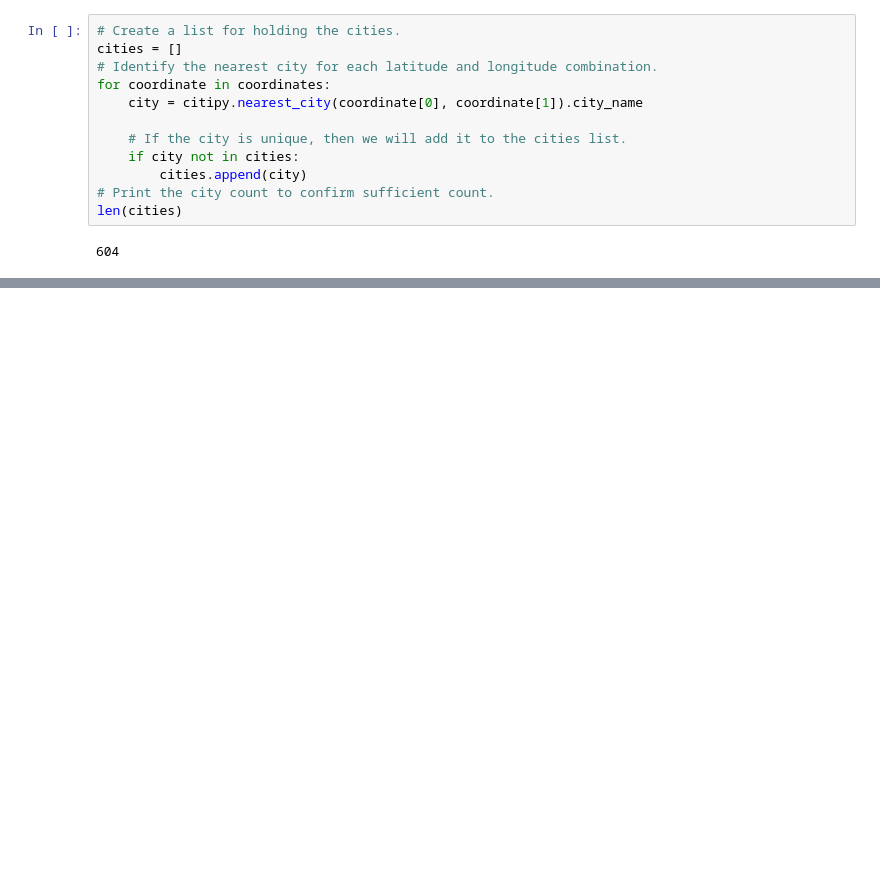
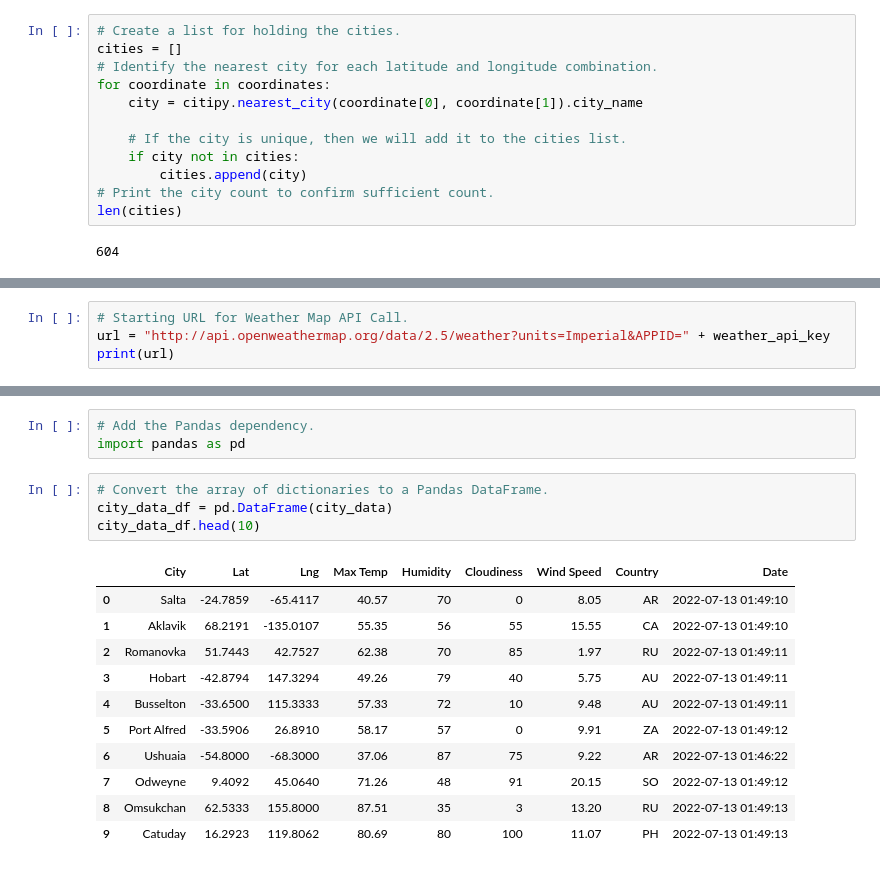
Before and after one commit to SydneyKinney/World_Weather_Analysis, a Jupyter notebook: WeatherPy.ipynb, the cells around one changed output, grey strips where cells are left out. Saved outputs shown, nothing was run; the diff lists cells and outputs as text; blank space fills up the shorter version.

```diff
--- a/WeatherPy.ipynb
+++ b/WeatherPy.ipynb
@@ -54,0 +61,4 @@ len(cities)
+# %%
+# Starting URL for Weather Map API Call.
+url = "http://api.openweathermap.org/data/2.5/weather?units=Imperial&APPID=" + weather_api_key
+print(url)
@@ -54,0 +284,19 @@ len(cities)
+# %%
+# Add the Pandas dependency.
+import pandas as pd
+# %%
+# Convert the array of dictionaries to a Pandas DataFrame.
+city_data_df = pd.DataFrame(city_data)
+city_data_df.head(10)
+# %% [output]
+|  | City | Lat | Lng | Max Temp | Humidity | Cloudiness | Wind Speed | Country | Date |
+| 0 | Salta | -24.7859 | -65.4117 | 40.57 | 70 | 0 | 8.05 | AR | 2022-07-13 01:49:10 |
+| 1 | Aklavik | 68.2191 | -135.0107 | 55.35 | 56 | 55 | 15.55 | CA | 2022-07-13 01:49:10 |
+| 2 | Romanovka | 51.7443 | 42.7527 | 62.38 | 70 | 85 | 1.97 | RU | 2022-07-13 01:49:11 |
+| 3 | Hobart | -42.8794 | 147.3294 | 49.26 | 79 | 40 | 5.75 | AU | 2022-07-13 01:49:11 |
+| 4 | Busselton | -33.6500 | 115.3333 | 57.33 | 72 | 10 | 9.48 | AU | 2022-07-13 01:49:11 |
+| 5 | Port Alfred | -33.5906 | 26.8910 | 58.17 | 57 | 0 | 9.91 | ZA | 2022-07-13 01:49:12 |
+| 6 | Ushuaia | -54.8000 | -68.3000 | 37.06 | 87 | 75 | 9.22 | AR | 2022-07-13 01:46:22 |
+| 7 | Odweyne | 9.4092 | 45.0640 | 71.26 | 48 | 91 | 20.15 | SO | 2022-07-13 01:49:12 |
+| 8 | Omsukchan | 62.5333 | 155.8000 | 87.51 | 35 | 3 | 13.20 | RU | 2022-07-13 01:49:13 |
+| 9 | Catuday | 16.2923 | 119.8062 | 80.69 | 80 | 100 | 11.07 | PH | 2022-07-13 01:49:13 |
```
Also changed, not shown: parts of 25 cells of this notebook, 8 other files.
